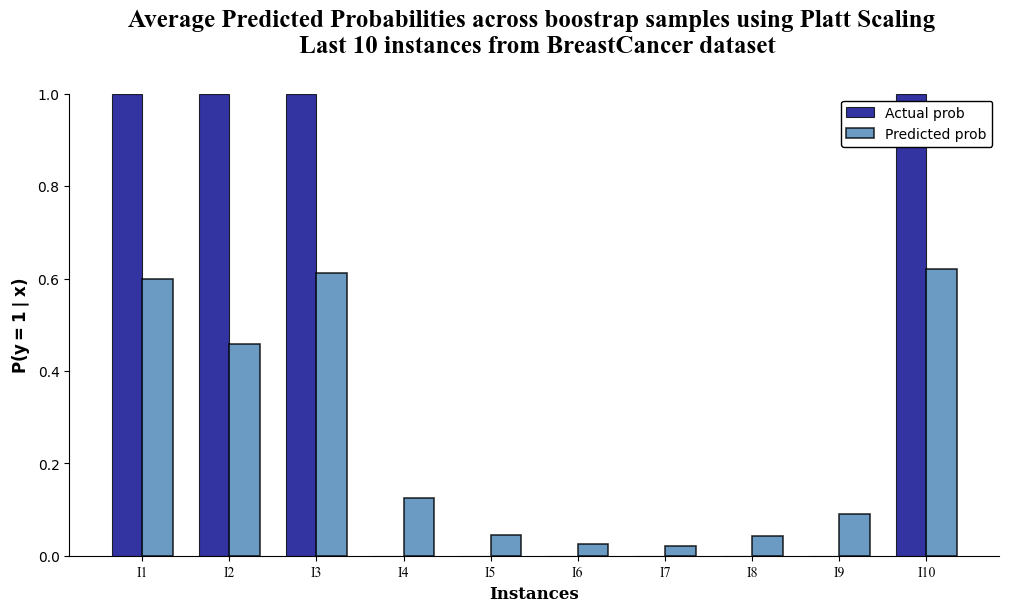
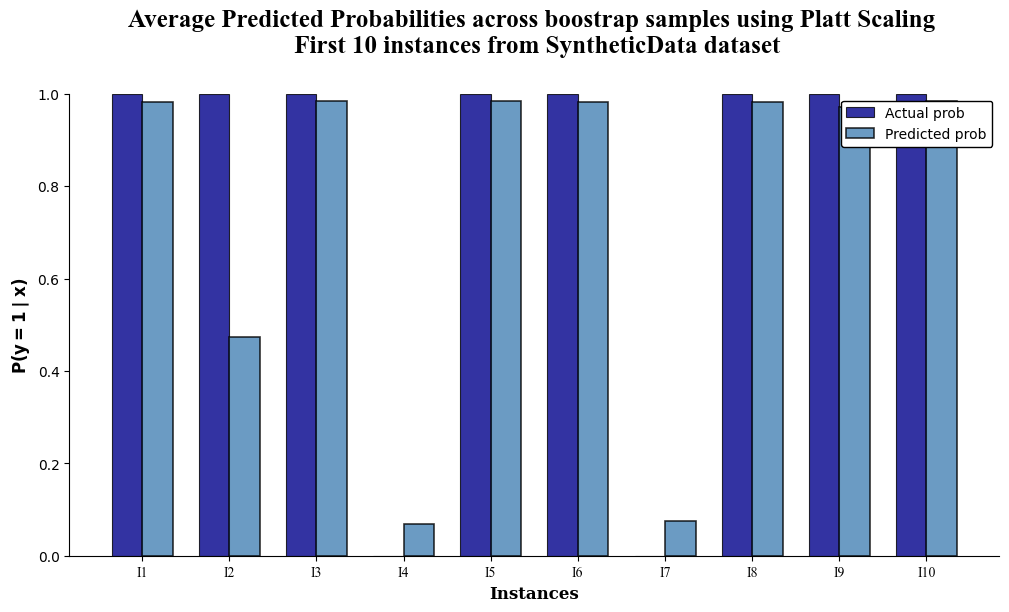
Unified diff of the notebook cell whose output changed from the first chart to the second:
--- before
+++ after
@@ -6,10 +6,10 @@
 # The two classes given at the target variable of every dataset are +1 and -1
 # For better representing the actual probabilities state P(y = + 1| x) = 0 for -1 class obs
-actual_probs = np.where(Y[-n_obs:] == -1, 0, 1)
+actual_probs = np.where(Y[:n_obs] == -1, 0, 1)
 
 fig, ax = plt.subplots(figsize = (12,6))
 ax.bar(x - width/2, actual_probs, width, label = 'Actual prob', color = 'darkblue', alpha = 0.8, edgecolor = 'black', linewidth = 0.8)
-ax.bar(x + width/2, avg_predicted_probs[-n_obs:], width, label = 'Predicted prob', color = 'steelblue', alpha = 0.8, edgecolor = 'black', linewidth = 1.2)
-ax.set_title(f'Average Predicted Probabilities across boostrap samples using Platt Scaling \n Last {n_obs} instances from {dataset_name} dataset', pad = 30, fontdict = title_font)
+ax.bar(x + width/2, avg_predicted_probs[:n_obs], width, label = 'Predicted prob', color = 'steelblue', alpha = 0.8, edgecolor = 'black', linewidth = 1.2)
+ax.set_title(f'Average Predicted Probabilities across boostrap samples using Platt Scaling \n First {n_obs} instances from {dataset_name} dataset', pad = 30, fontdict = title_font)
 ax.set_xlabel('Instances', fontdict= axes_font)
 ax.set_xticks(x)

Commit: Corrected avg predicted probabilities computation. Weights for computing summary importance relevance and also used for final avg probability computation for each instance